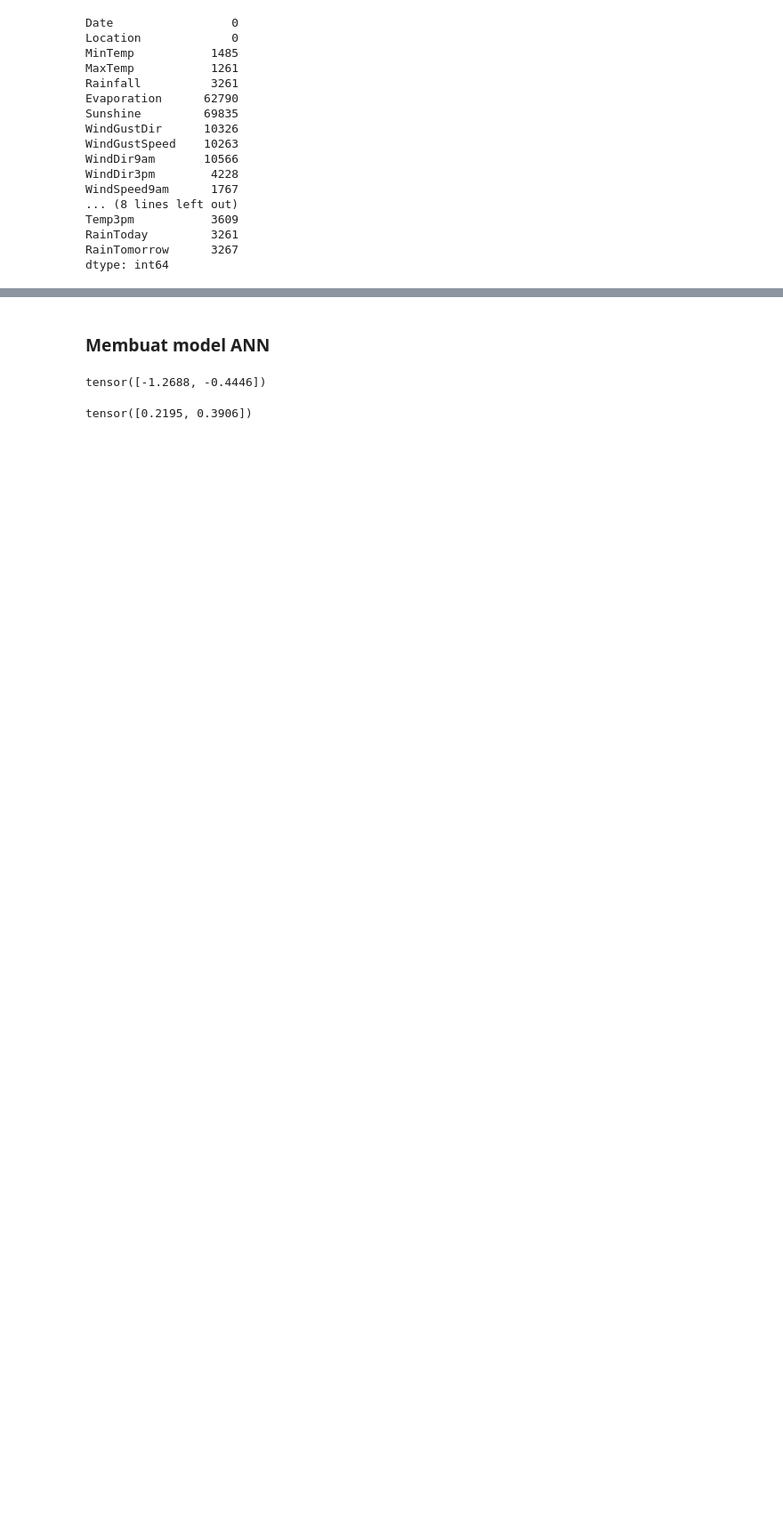
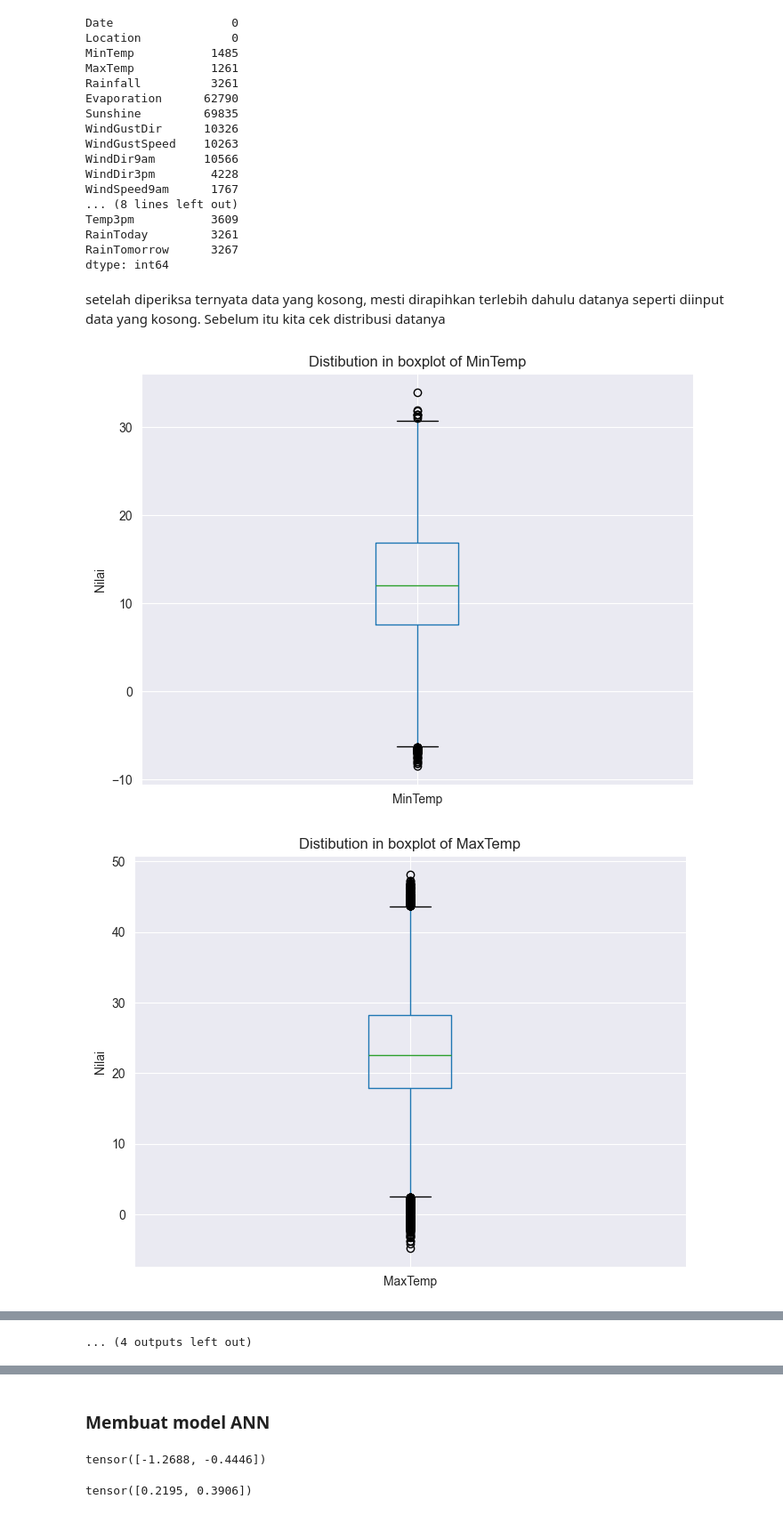
Before and after one commit to diyangraditya/Kuantitative-Data-Research-Analysis, a Jupyter notebook: Notebooks/ann.ipynb, the cells around one changed output, grey strips where cells are left out. Shown at 89% size. Drawn from its saved outputs; the diff is of its cells as text; code cells hidden in the pictures; blank space fills up the shorter version.

```diff
--- a/Notebooks/ann.ipynb
+++ b/Notebooks/ann.ipynb
@@ -51,3 +93,8 @@ Temp3pm           3609
 RainToday         3261
 RainTomorrow      3267
 dtype: int64
+# %% [markdown]
+setelah diperiksa ternyata data yang kosong, mesti dirapihkan terlebih dahulu datanya seperti diinput data yang kosong. Sebelum itu kita cek distribusi datanya
+# %%
+cate_var = data.select_dtypes(include=['object', 'string'])
+num_var = data.select_dtypes(exclude=['object'])
@@ -53,0 +103,10 @@ dtype: int64
+# %%
+for col in num_var:
+    plt.figure(figsize=(8, 6))
+    data.boxplot(column=col)
+    plt.title(f"Distibution in boxplot of {col}")
+    plt.ylabel("Nilai")
+    plt.show()
+# %% [output]
+[figure, added]
+[figure, added]
@@ -53,0 +123 @@ dtype: int64
+... (4 outputs left out)
```
Also changed, not shown: parts of 10 cells of this notebook.
